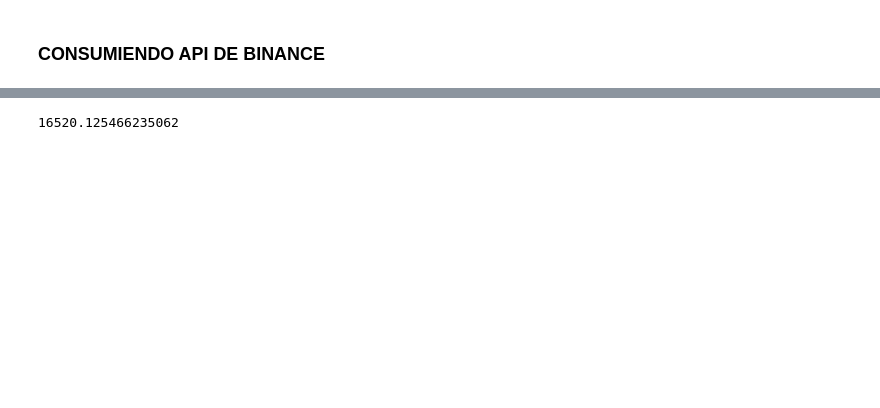
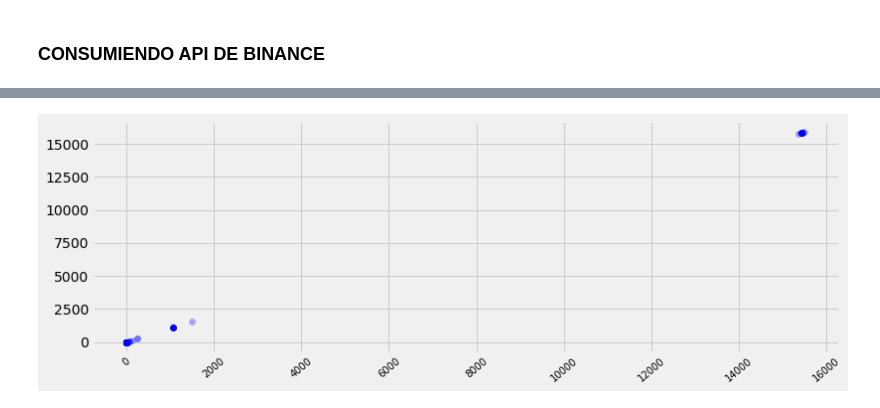
Before and after one commit to N1colasFD/mixed-analytics-for-data-Science, a Jupyter notebook: BinanceApi.ipynb, the cells around one changed output, grey strips where cells are left out. Drawn from its saved outputs; the diff is of its cells as text; code cells hidden in the pictures; blank space fills up the shorter version.

```diff
--- a/BinanceApi.ipynb
+++ b/BinanceApi.ipynb
@@ -94,4 +174,0 @@ df_B.exchange_id.value_counts(normalize=True).plot.bar();
-# %%
-df_B.loc[0,'price'] #indexamos precio BTC
-# %% [output]
-16520.125466235062
@@ -99,0 +175,6 @@ df_B['price'] = df_B.price.astype(int)
+# %%
+f, ax = plt.subplots(figsize =(12,4))
+ax.scatter(df_B.eur_price,df_B.usd_price, color ='blue',  alpha = 0.3);
+plt.xticks(size = 10, rotation = 40);
+# %% [output]
+[figure, added]
```
Also changed, not shown: parts of 37 cells of this notebook.
